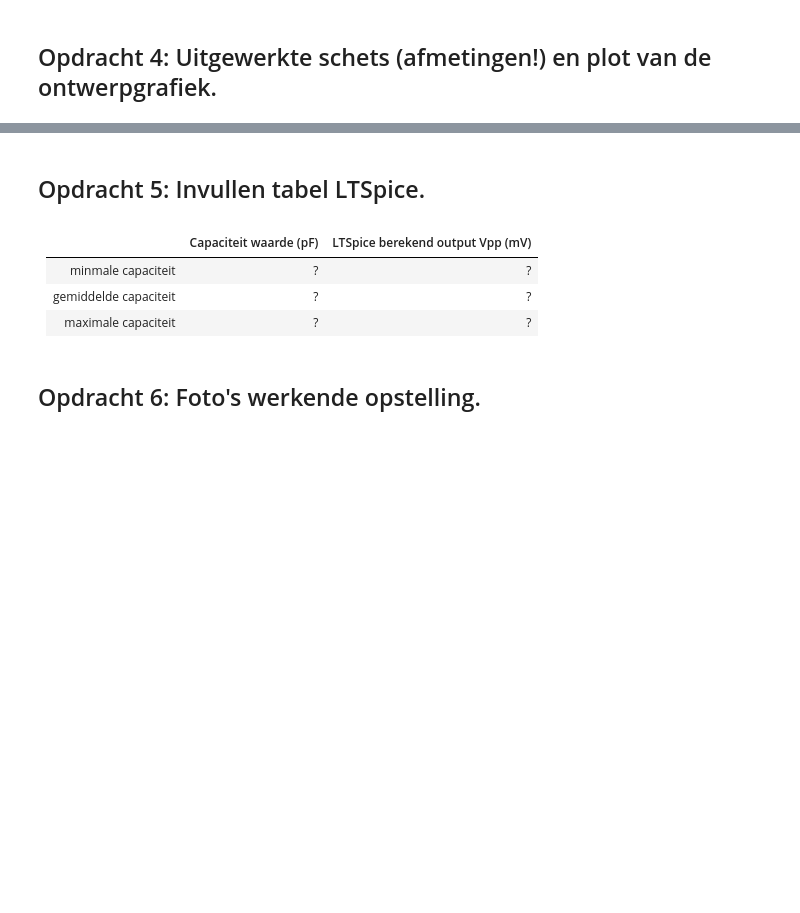
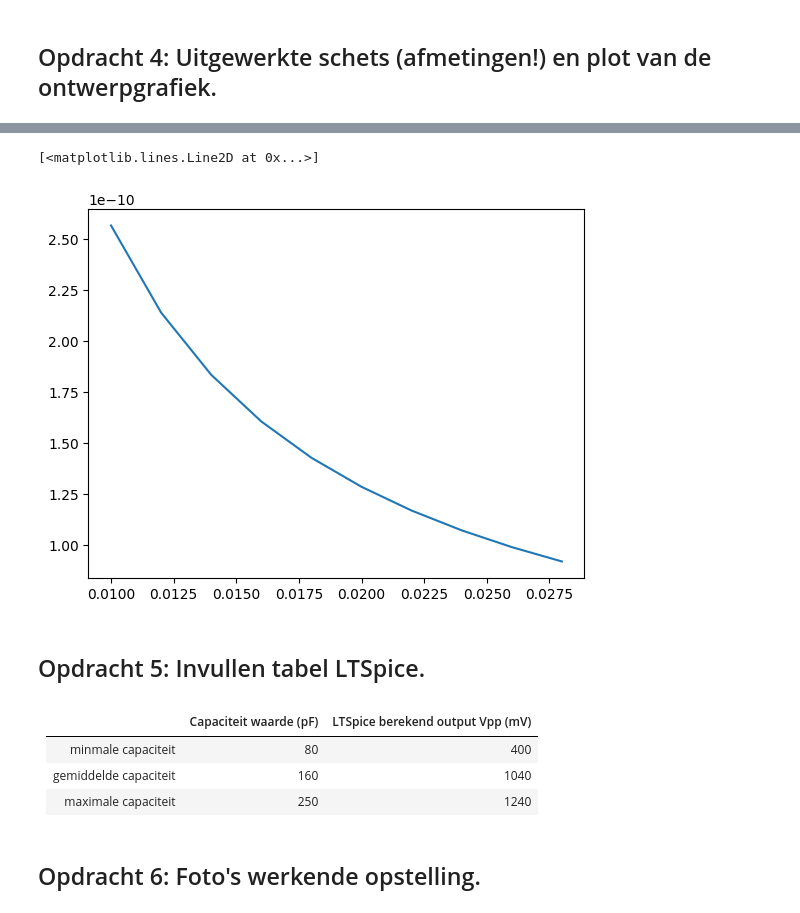
Before and after one commit to Xander1611/opdrachten-DEF-D-AB, a Jupyter notebook: FysiekeOntwerpopdrachten/2OntwerpEenSensorCondensator/DEFOntwerpopdracht2OntwerpEenSensorInvulTemplate.ipynb, the cells around one changed output, grey strips where cells are left out. Cells and saved outputs as stored; diff of their text form; code cells hidden in the pictures; blank space fills up the shorter version.

```diff
--- a/FysiekeOntwerpopdrachten/2OntwerpEenSensorCondensator/DEFOntwerpopdracht2OntwerpEenSensorInvulTemplate.ipynb
+++ b/FysiekeOntwerpopdrachten/2OntwerpEenSensorCondensator/DEFOntwerpopdracht2OntwerpEenSensorInvulTemplate.ipynb
@@ -85,11 +86,37 @@ Wij gaan een sensor maken die gewicht meet. Door d te laten veranderen en te met
+# %%
+
+g = 9.81
+C = 100
+A = 0.029
+d = np.array([0.01,0.028])
+capaciteit_schat = epsilon0*A/d
+
+u1 = 0.028-d
+m = np.array([2,0])
+
+kracht_1 = m*g
+
+def kracht_schat(U,c):
+    return c*U
+
+val1,cov1 = curve_fit(kracht_schat,u1,kracht_1)
+
+plt.figure()
+
+plt.xlabel('indrukking [m]')
+plt.ylabel('Capaciteit [F]')
+plt.show()
+# %% [output]
+[<matplotlib.lines.Line2D at 0x...>]
+[figure, added]
 # %% [markdown]
 ## Opdracht 5: Invullen tabel LTSpice.
 # %% [markdown]
 |         | Capaciteit waarde (pF)  | LTSpice berekend output Vpp (mV)|
 |-------------|-------------:|-------------:|
-| minmale capaciteit| ? |? |
-| gemiddelde capaciteit| ? |? |
-| maximale capaciteit| ? |? |
+| minmale capaciteit| 80 | 400 |
+| gemiddelde capaciteit| 160 | 1040 |
+| maximale capaciteit| 250 | 1240 |
 # %% [markdown]
 ## Opdracht 6: Foto's werkende opstelling.
 # %% [markdown]
```
Also changed, not shown: parts of 6 cells of this notebook.
